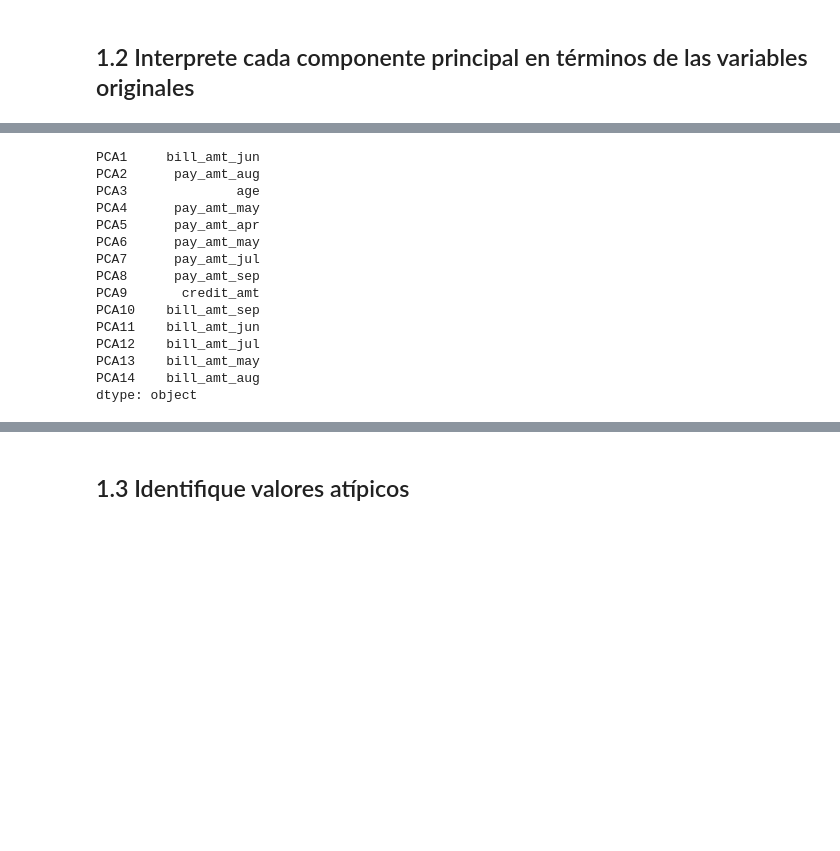
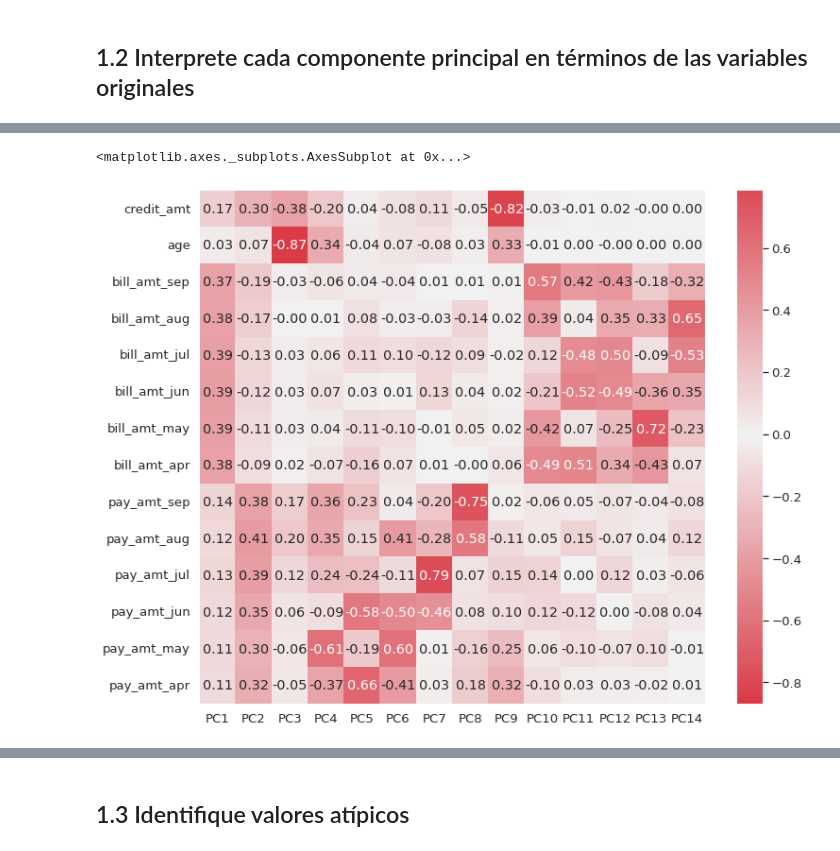
Before and after one commit to PosgradoMNA/actividades-del-projecto-equipo-41, a Jupyter notebook: Semana4_actividad1_Equipo41.ipynb, the cells around one changed output, grey strips where cells are left out. Saved outputs shown, nothing was run; the diff lists cells and outputs as text; code cells hidden in the pictures; blank space fills up the shorter version.

```diff
--- a/Semana4_actividad1_Equipo41.ipynb
+++ b/Semana4_actividad1_Equipo41.ipynb
@@ -305,21 +305,8 @@ pca_data
 | pay_amt_jun | 0.116903 | 0.349613 | 0.062272 | -0.094736 | -0.577791 | -0.500809 | -0.462241 | 0.077764 | 0.098813 | 0.124098 | -0.115830 | ... |
 | pay_amt_may | 0.113741 | 0.303923 | -0.060900 | -0.609833 | -0.193395 | 0.602388 | 0.014301 | -0.164877 | 0.252920 | 0.060003 | -0.099471 | ... |
 | pay_amt_apr | 0.105481 | 0.323529 | -0.050896 | -0.365692 | 0.659155 | -0.409151 | 0.025459 | 0.181276 | 0.316686 | -0.099178 | 0.034971 | ... |
-# %%
-pca_data.abs().idxmax().T
-# %% [output]
-PCA1     bill_amt_jun
-PCA2      pay_amt_aug
-PCA3              age
-PCA4      pay_amt_may
-PCA5      pay_amt_apr
-PCA6      pay_amt_may
-PCA7      pay_amt_jul
-PCA8      pay_amt_sep
-PCA9       credit_amt
-PCA10    bill_amt_sep
-PCA11    bill_amt_jun
-PCA12    bill_amt_jul
-PCA13    bill_amt_may
-PCA14    bill_amt_aug
-dtype: object
+# %%
+sns.heatmap(pca_data, annot=True, fmt='.2f', center=0, cmap=sns.diverging_palette(10, 10, as_cmap=True))
+# %% [output]
+<matplotlib.axes._subplots.AxesSubplot at 0x...>
+[figure, added]
```
Also changed, not shown: parts of 4 cells of this notebook.
